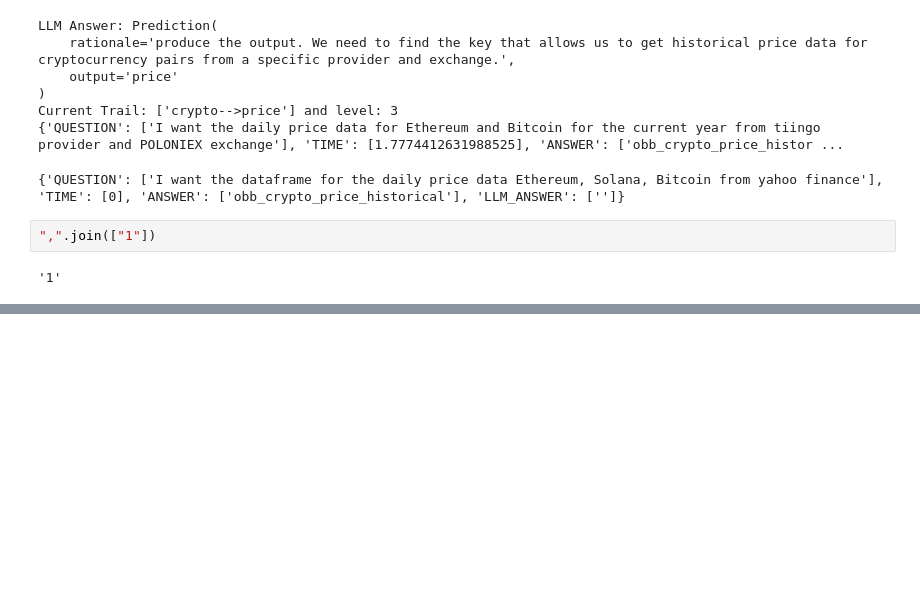
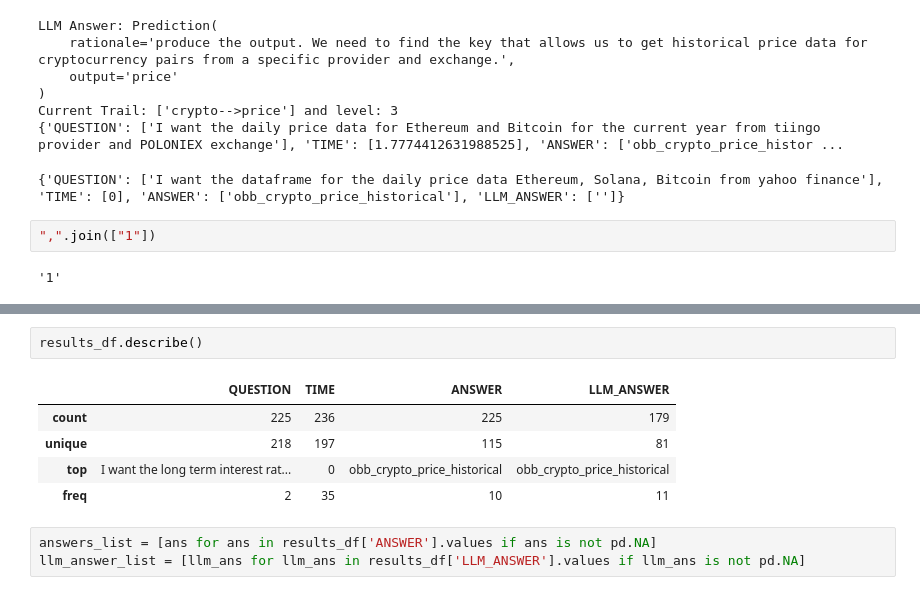
Before and after one commit to Athe-kunal/openbb-agent, a Jupyter notebook: Testing.ipynb, the cells around one changed output, grey strips where cells are left out. Saved outputs shown, nothing was run; the diff lists cells and outputs as text; blank space fills up the shorter version.

```diff
--- a/Testing.ipynb
+++ b/Testing.ipynb
@@ -222,0 +306,11 @@ Current Trail: ['crypto-->price'] and level: 3
+# %%
+results_df.describe()
+# %% [output]
+|  | QUESTION | TIME | ANSWER | LLM_ANSWER |
+| count | 225 | 236 | 225 | 179 |
+| unique | 218 | 197 | 115 | 81 |
+| top | I want the long term interest rat... | 0 | obb_crypto_price_historical | obb_crypto_price_historical |
+| freq | 2 | 35 | 10 | 11 |
+# %%
+answers_list = [ans for ans in results_df['ANSWER'].values if ans is not pd.NA]
+llm_answer_list = [llm_ans for llm_ans in results_df['LLM_ANSWER'].values if llm_ans is not pd.NA]
```
Also changed, not shown: parts of 13 cells of this notebook, 5 other files.
